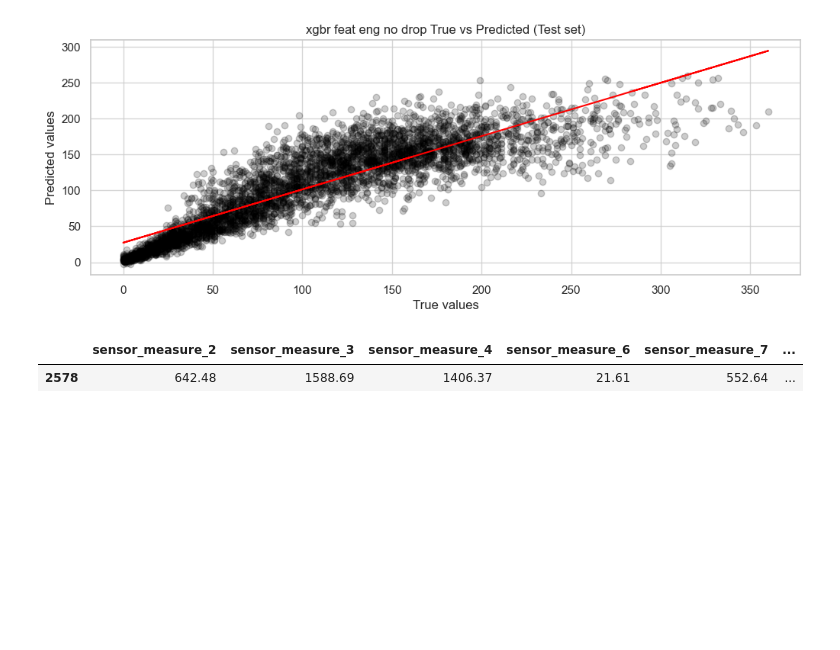
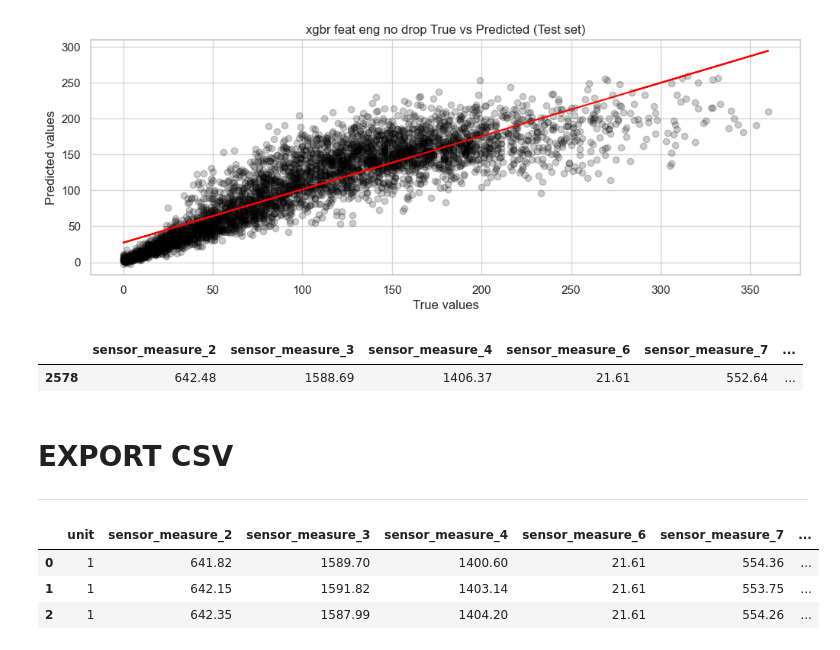
Before and after one commit to iKebb/Engine-Predictive-Maintenance-System, a Jupyter notebook: notebooks/03_featureeng_fd001.ipynb, the cells around one changed output. Cells and saved outputs as stored; diff of their text form; code cells hidden in the pictures; blank space fills up the shorter version.

Commit message:
export csv function

```diff
--- a/notebooks/03_featureeng_fd001.ipynb
+++ b/notebooks/03_featureeng_fd001.ipynb
@@ -465,3 +465,15 @@ _X_train.head(1)
 # %% [output]
 |  | sensor_measure_2 | sensor_measure_3 | sensor_measure_4 | sensor_measure_6 | sensor_measure_7 | ... |
 | 2578 | 642.48 | 1588.69 | 1406.37 | 21.61 | 552.64 | ... |
+# %% [markdown]
+# **EXPORT CSV**
+
+---
+# %%
+# NOT THE BEST NAME, I KNOW IT
+meme.head(3)
+# %% [output]
+|  | unit | sensor_measure_2 | sensor_measure_3 | sensor_measure_4 | sensor_measure_6 | sensor_measure_7 | ... |
+| 0 | 1 | 641.82 | 1589.70 | 1400.60 | 21.61 | 554.36 | ... |
+| 1 | 1 | 642.15 | 1591.82 | 1403.14 | 21.61 | 553.75 | ... |
+| 2 | 1 | 642.35 | 1587.99 | 1404.20 | 21.61 | 554.26 | ... |
```
Also changed, not shown: parts of 1 cell of this notebook.
